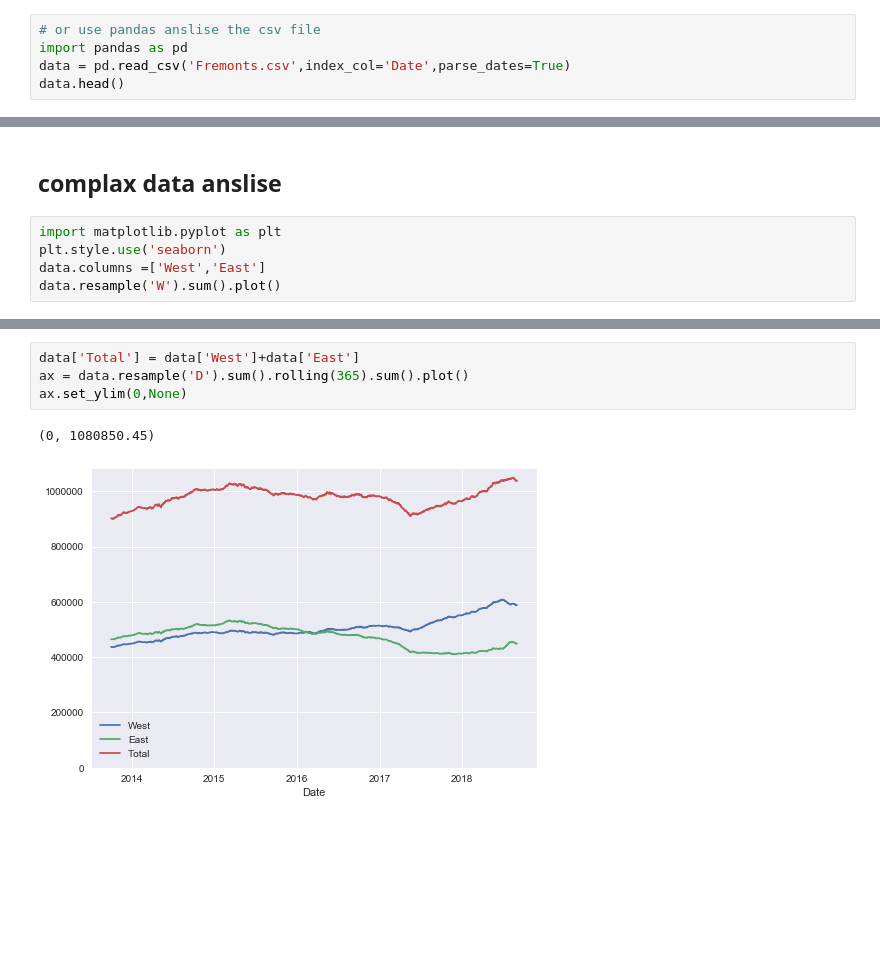
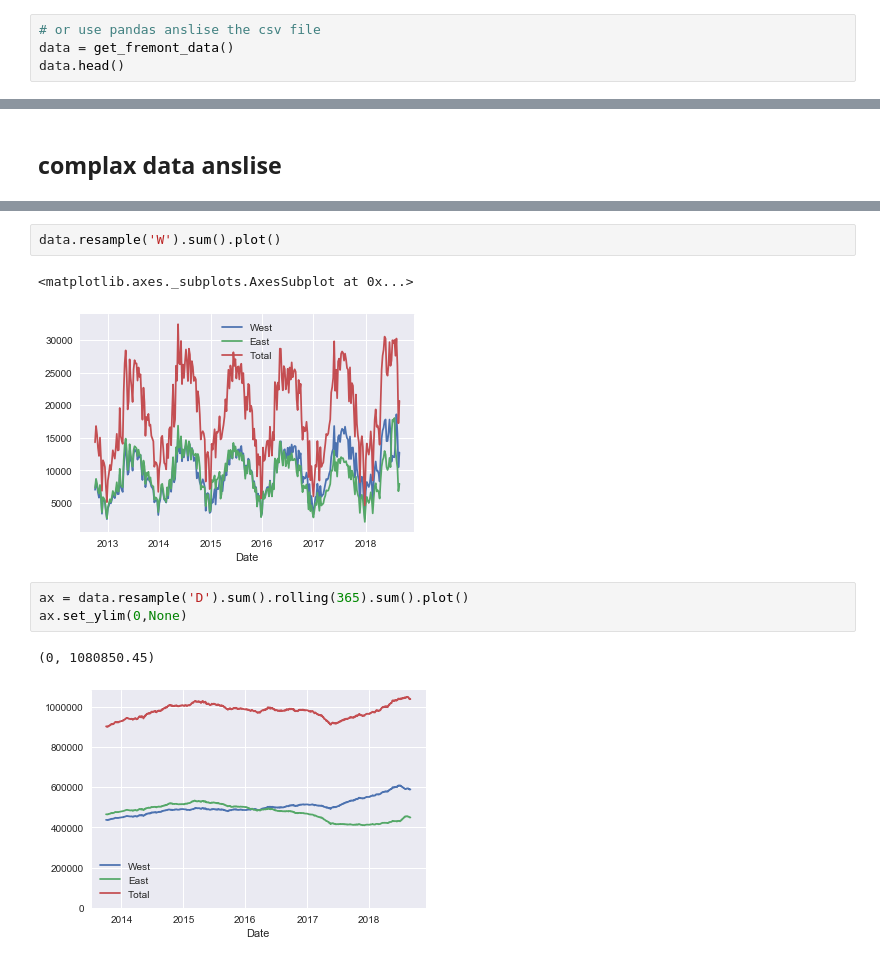
Before and after one commit to lovemoganna/jupyterworkspace, a Jupyter notebook: data_analysis_demo.ipynb, the cells around one changed output, grey strips where cells are left out. Cells and saved outputs as stored; diff of their text form; blank space fills up the shorter version.

```diff
--- a/data_analysis_demo.ipynb
+++ b/data_analysis_demo.ipynb
@@ -38,6 +7,5 @@ Date,Fremont Bridge East Sidewalk,Fremont Bridge West Sidewalk
 # %%
 # or use pandas anslise the csv file
-import pandas as pd
-data = pd.read_csv('Fremonts.csv',index_col='Date',parse_dates=True)
+data = get_fremont_data()
 data.head()
 # %% [output]
@@ -58,7 +25,2 @@ data.resample('W').sum().plot()
 # %% [markdown]
 ## complax data anslise
-# %%
-import matplotlib.pyplot as plt
-plt.style.use('seaborn')
-data.columns =['West','East']
-data.resample('W').sum().plot()
@@ -68,10 +27,14 @@ data.resample('W').sum().plot()
+# %%
+data.resample('W').sum().plot()
+# %% [output]
+<matplotlib.axes._subplots.AxesSubplot at 0x...>
+[figure, added]
 # %%
-data['Total'] = data['West']+data['East']
 ax = data.resample('D').sum().rolling(365).sum().plot()
 ax.set_ylim(0,None)
 # %% [output]
 (0, 1080850.45)
-[figure, old version]
+[figure, new version]
 # %%
 data.groupby(data.index.time).mean().plot()
 # %% [output]
```
Also changed, not shown: parts of 11 cells of this notebook, 3 other files.
